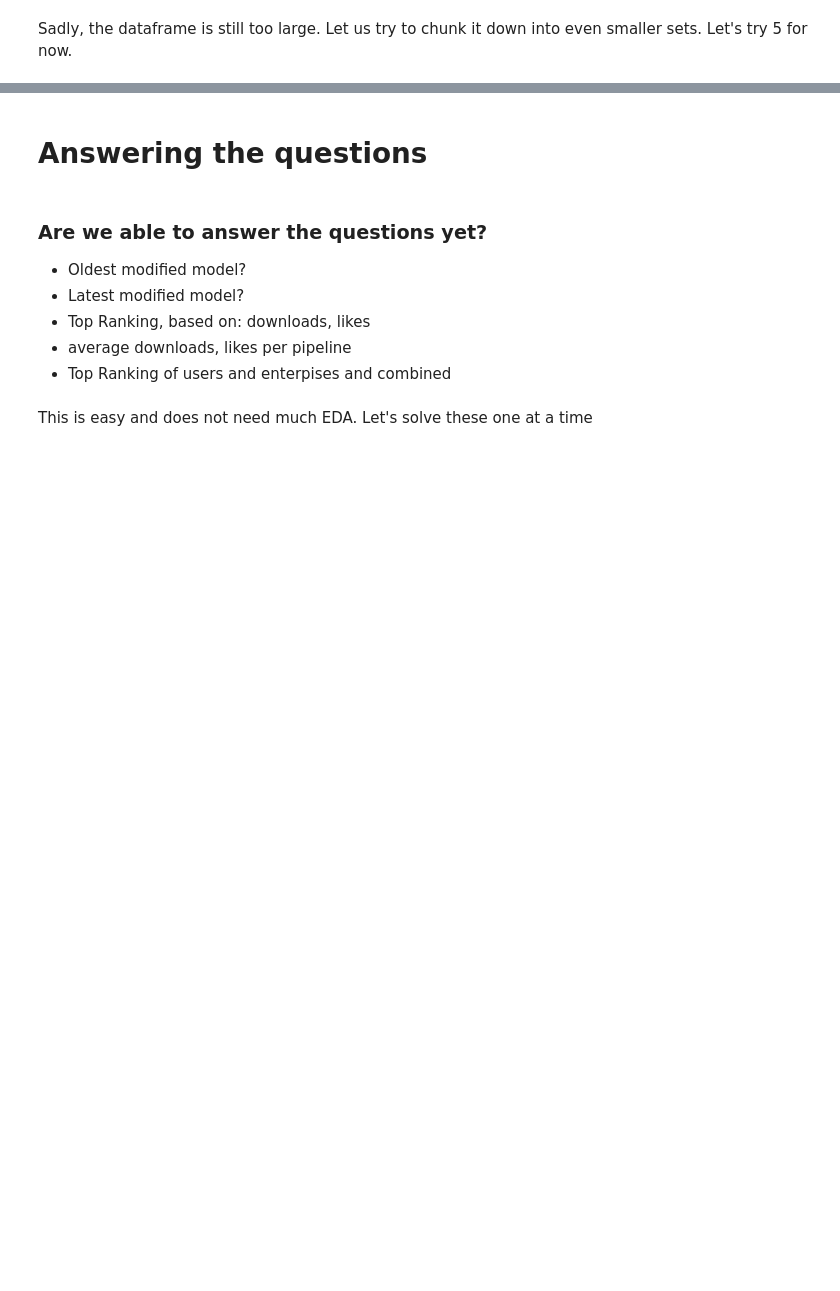
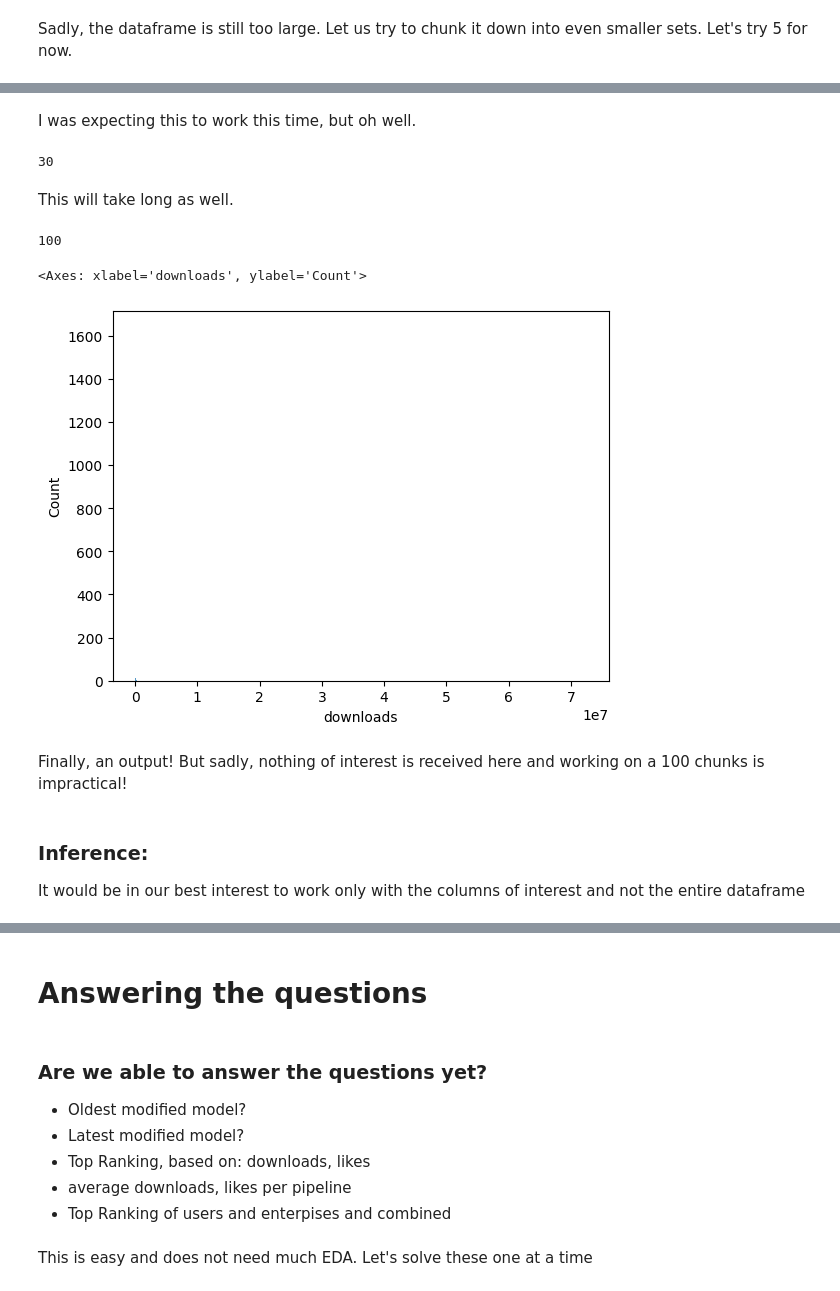
Before and after one commit to Abdullah-Nasir-Chowdhury/HuggingFace_Model-Analysis, a Jupyter notebook: hugging-face-models-analysis.ipynb, the cells around one changed output, grey strips where cells are left out. Drawn from its saved outputs; the diff is of its cells as text; code cells hidden in the pictures; blank space fills up the shorter version.

```diff
--- a/hugging-face-models-analysis.ipynb
+++ b/hugging-face-models-analysis.ipynb
@@ -741,0 +1782,7 @@ print(f'chunk5: {chunk5.info(verbose=False, memory_usage=True)}')
+# %% [markdown]
+I was expecting this to work this time, but oh well.
+# %%
+df_chunks = split_dataframe(df=df9, chunk_size=len(df9)//29)
+len(df_chunks)
+# %% [output]
+30
@@ -741,0 +1792,17 @@ print(f'chunk5: {chunk5.info(verbose=False, memory_usage=True)}')
+# %% [markdown]
+This will take long as well.
+# %%
+df_chunks = split_dataframe(df=df9, chunk_size=len(df9)//99)
+len(df_chunks)
+# %% [output]
+100
+# %%
+sns.histplot(data=df_chunks[0],x='downloads')
+# %% [output]
+<Axes: xlabel='downloads', ylabel='Count'>
+[figure, added]
+# %% [markdown]
+Finally, an output! But sadly, nothing of interest is received here and working on a 100 chunks is impractical!
+# %% [markdown]
+### Inference:
+It would be in our best interest to work only with the columns of interest and not the entire dataframe
```
Also changed, not shown: parts of 166 cells of this notebook.
